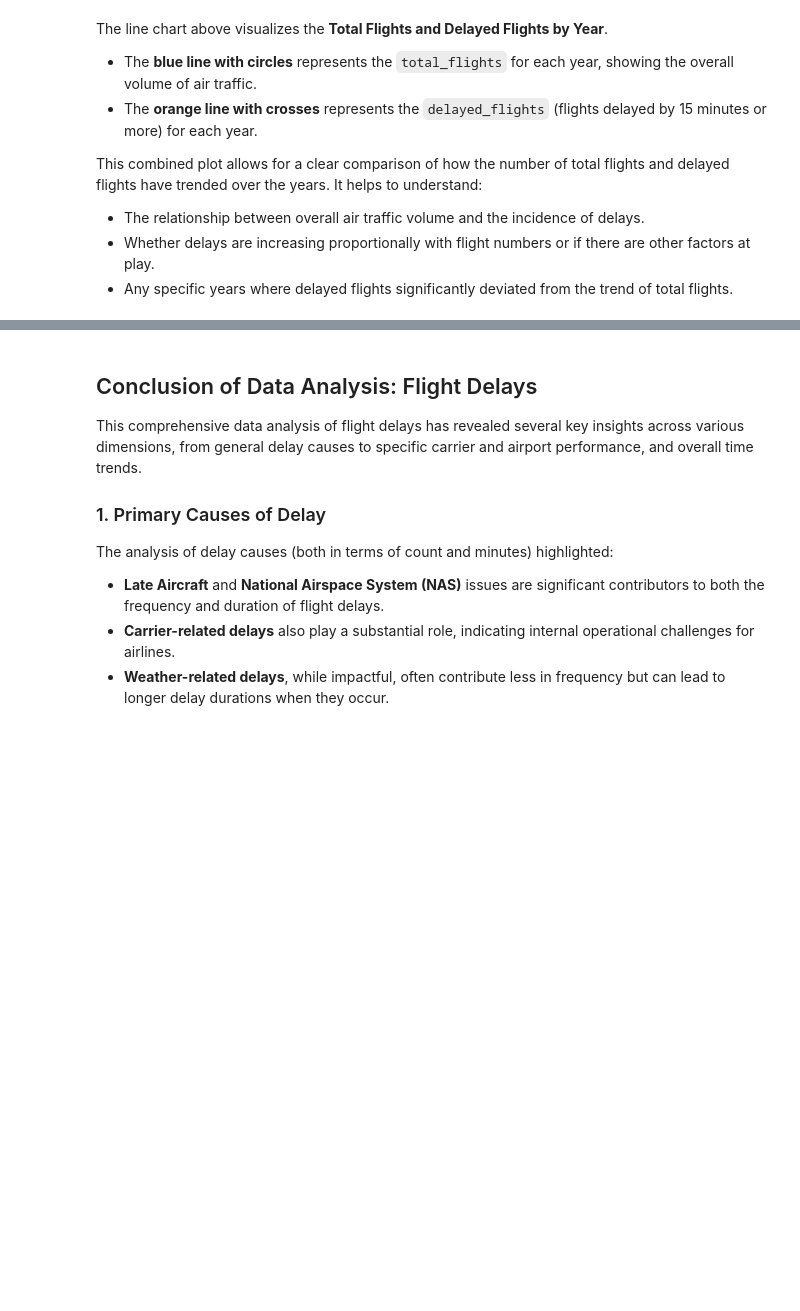
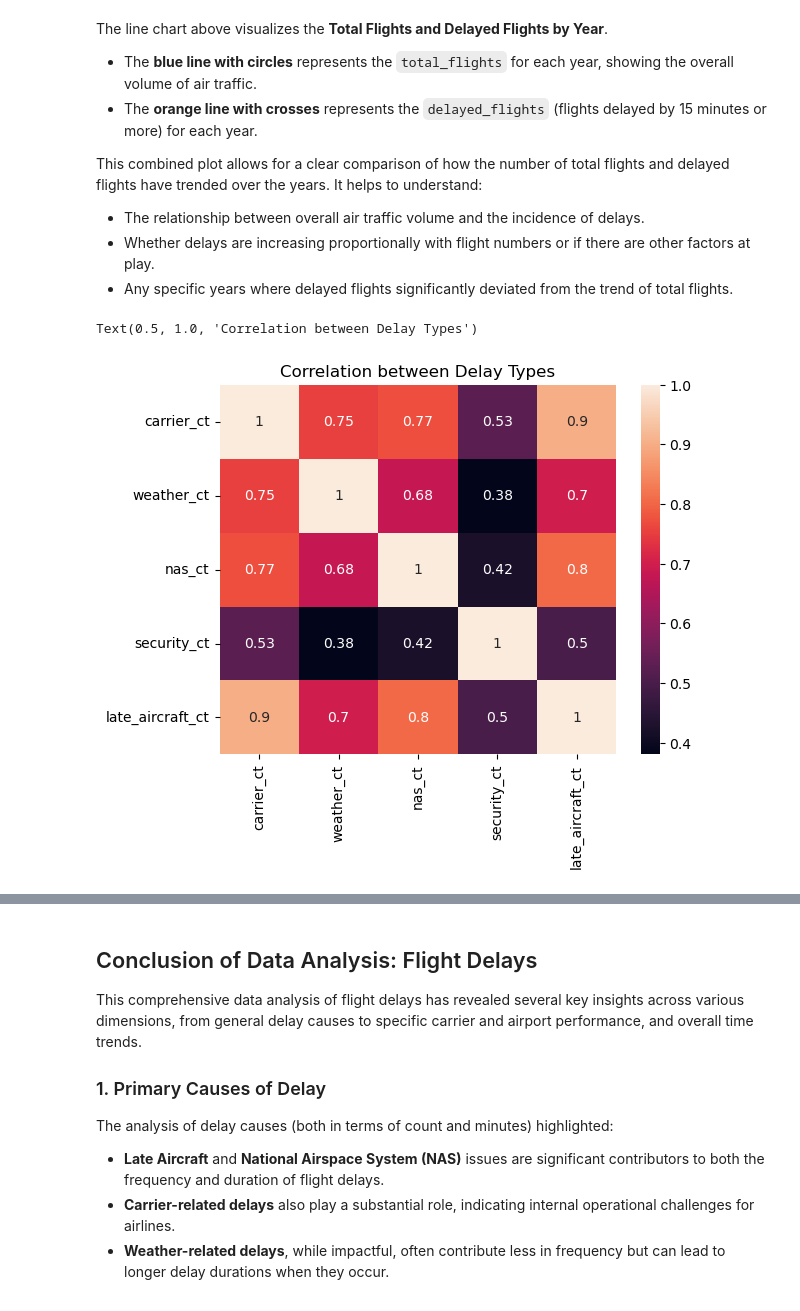
Before and after one commit to naufilsakran/Flight_Delay_Data_Analysis, a Jupyter notebook: Project_report.ipynb, the cells around one changed output, grey strips where cells are left out. Cells and saved outputs as stored; diff of their text form; code cells hidden in the pictures; blank space fills up the shorter version.

```diff
--- a/Project_report.ipynb
+++ b/Project_report.ipynb
@@ -528,3 +528,12 @@ This combined plot allows for a clear comparison of how the number of total flig
 *   The relationship between overall air traffic volume and the incidence of delays.
 *   Whether delays are increasing proportionally with flight numbers or if there are other factors at play.
 *   Any specific years where delayed flights significantly deviated from the trend of total flights.
+# %%
+sns.heatmap(
+    df[arr_del15_columns].corr(),
+    annot=True
+)
+plt.title('Correlation between Delay Types')
+# %% [output]
+Text(0.5, 1.0, 'Correlation between Delay Types')
+[figure, added]
```
Also changed, not shown: parts of 20 cells of this notebook.
